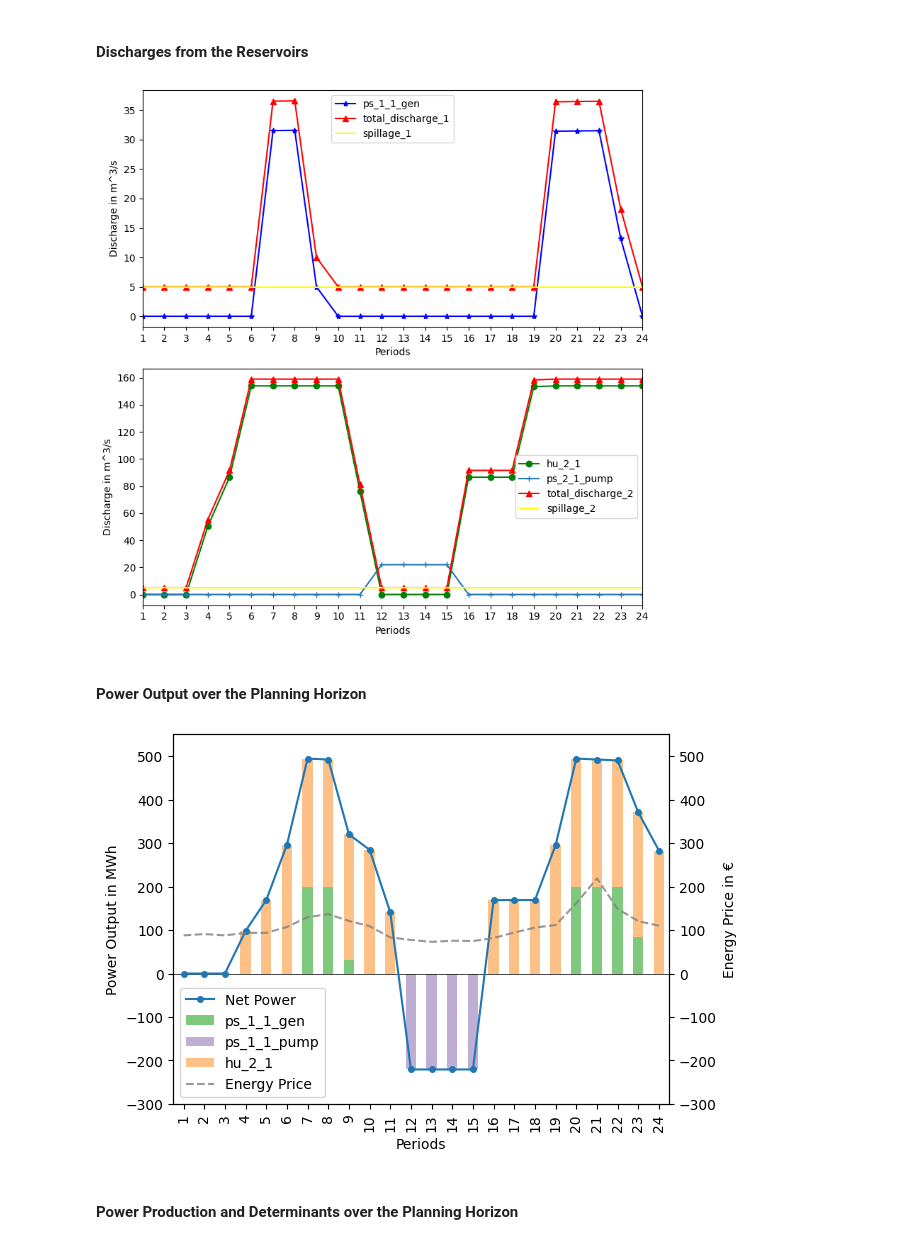
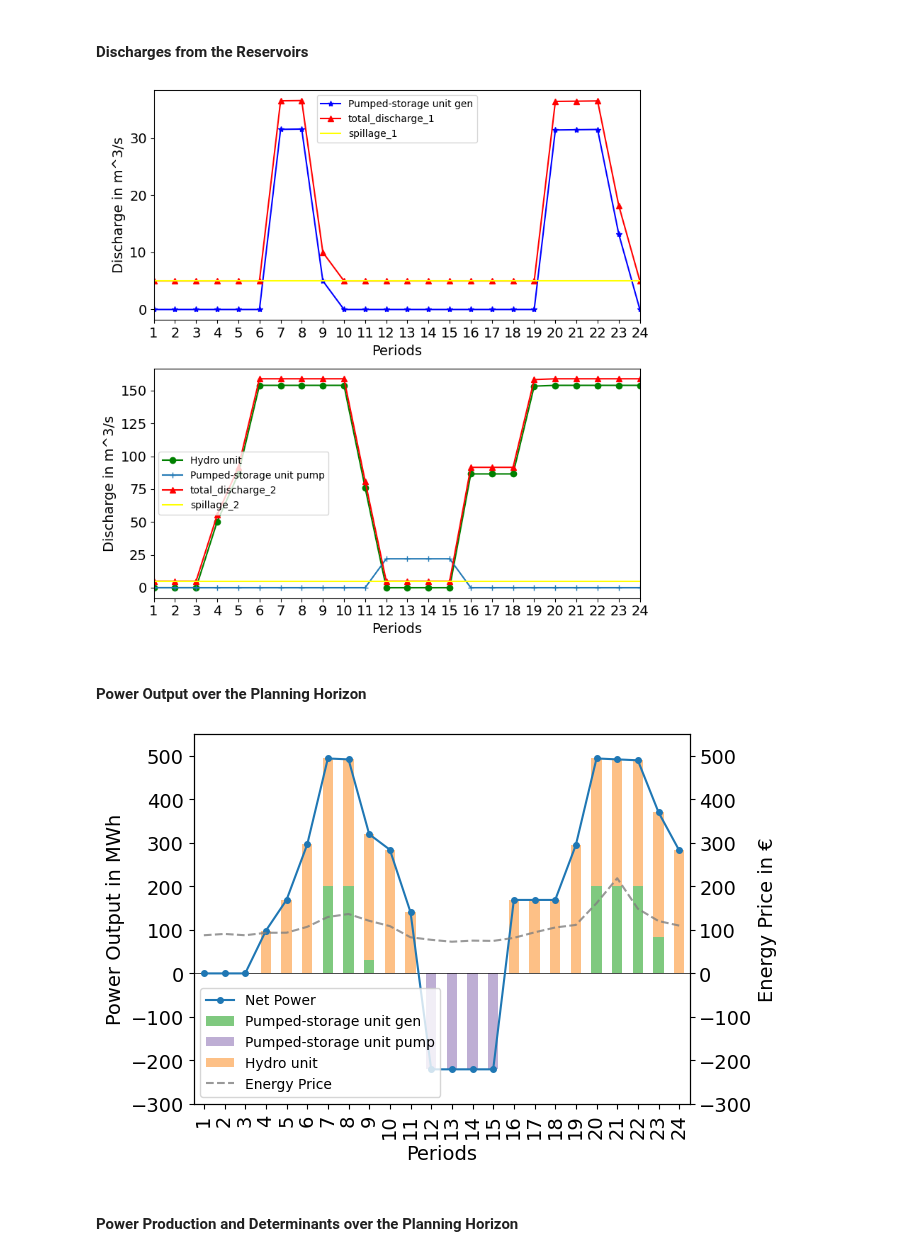
Before and after one commit to FredericWeiss/Seminar-Thesis, a Jupyter notebook: psh.ipynb, the cells around one changed output. Saved outputs shown, nothing was run; the diff lists cells and outputs as text; code cells hidden in the pictures.

Commit message:
Changes labels

```diff
--- a/psh.ipynb
+++ b/psh.ipynb
@@ -637,6 +637,12 @@ The objective vaues is 619892.6442973859 €
 29 rows × 24 columns
 # %% [markdown]
 ## Plotting the Data
+# %%
+plt.rc('axes', titlesize=14)     # fontsize of the axes title
+plt.rc('axes', labelsize=14)
+plt.rc('xtick', labelsize=14)    # fontsize of the tick labels
+plt.rc('ytick', labelsize=14)    # fontsize of the tick labels
+plt.rc('legend', fontsize=10)    # legend fontsize
 # %% [markdown]
 #### Discharges from the Reservoirs
 # %%
@@ -648,16 +654,16 @@ for i in psh.reservoirs[:-1]:
 
     # Discharges from hydro units
     for j in psh.hu_affiliation[i]:
-        ax[i].plot(psh.periods+1, results.loc[f'hu_discharge_{i+1}_{j+1}'], marker='o', label=f'hu_{i+1}_{j+1}', color='green')
+        ax[i].plot(psh.periods+1, results.loc[f'hu_discharge_{i+1}_{j+1}'], marker='o', label='Hydro unit', color='green')
 
     # Discharges from pumped-storage units to generate power
     for k in psh.ps_affiliation[i]:
-        ax[i].plot(psh.periods+1, results.loc[f'ps_discharge_gen_{i+1}_{k+1}'], marker='*', label=f'ps_{i+1}_{k+1}_gen', color='blue')
+        ax[i].plot(psh.periods+1, results.loc[f'ps_discharge_gen_{i+1}_{k+1}'], marker='*', label='Pumped-storage unit gen', color='blue')
 
     # Discharges from pumped-storage units pumped upstream
     if i > 0: # No water can be punped upstream from first reservoir
         for k in psh.ps_affiliation[i-1]:
-            ax[i].plot(psh.periods+1, results.loc[f'ps_discharge_pump_{i+1}_{k+1}'], marker='+', label=f'ps_{i+1}_{k+1}_pump')
+            ax[i].plot(psh.periods+1, results.loc[f'ps_discharge_pump_{i+1}_{k+1}'], marker='+', label='Pumped-storage unit pump')
 
     # Total discharge downstream and spillage
     ax[i].plot(psh.periods+1, results.loc[f'total_discharge_{i+1}'], label=f'total_discharge_{i+1}', marker='^', color='red')
@@ -674,7 +680,7 @@ for i in psh.reservoirs[:-1]:
 plt.tight_layout()
 plt.savefig('Images/discharge.png', bbox_inches='tight')
 # %% [output]
-[figure, old version]
+[figure, new version]
 # %% [markdown]
 #### Power Output over the Planning Horizon
 # %%
@@ -689,12 +695,12 @@ for i in psh.reservoirs[:-1]:
 
     # Power generated by hydro units
     for j in psh.hu_affiliation[i]:
-        results_filtered[f'hu_{i+1}_{j+1}'] = results.loc[f'hu_power_{i+1}_{j+1}']
+        results_filtered['Hydro unit'] = results.loc[f'hu_power_{i+1}_{j+1}']
 
     # Power generated and consumed by pumped-storage units
     for k in psh.ps_affiliation[i]:
-        results_filtered[f'ps_{i+1}_{j+1}_gen'] = results.loc[f'ps_power_gen_{i+1}_{k+1}']
-        results_filtered[f'ps_{i+1}_{j+1}_pump'] = results.loc[f'ps_power_pump_{i+1}_{k+1}'] * (-1)
+        results_filtered['Pumped-storage unit gen'] = results.loc[f'ps_power_gen_{i+1}_{k+1}']
+        results_filtered['Pumped-storage unit pump'] = results.loc[f'ps_power_pump_{i+1}_{k+1}'] * (-1)
 
 # Calculating the net power
 for t in psh.periods:
@@ -705,34 +711,34 @@ for t in psh.periods:
         for k in psh.ps_affiliation[i]:
             net_power_sum += psh.ps_power_gen[i,k,t].solution_value
             net_power_sum -= psh.ps_power_pump[i,k,t].solution_value
     net_power.append(net_power_sum)
 
 # setting the colors of the plot
 colormap = plt.get_cmap('Accent')
 colors = colormap(np.arange(0.1,1,0.1))
 
 # Adding the data to the plot
 results_filtered.plot(kind='bar', stacked=True, ax=ax, color=colors)
 ax.axhline(y=0, color='black', linewidth=0.5)
 ax.plot(psh.periods, net_power, marker='o', markersize=4, label='Net Power')
 ax2 = ax.twinx()
 ax2.plot(psh.periods, psh.projected_prices, linestyle='--', color='gray', alpha=0.8, label='Energy Price')
 
 ax.set_ylabel('Power Output in MWh')
 ax2.set_ylabel('Energy Price in €')
 ax.set_xlabel('Periods')
 
 ax.set_ylim(-300, 550)
 ax2.set_ylim(-300, 550)
 
 # Setting the legend
 lines, labels = ax.get_legend_handles_labels()
 lines2, labels2 = ax2.get_legend_handles_labels()
 ax.legend(lines + lines2, labels + labels2)
 
 plt.savefig('Images/net_power.png', bbox_inches='tight')
 # %% [output]
-[figure, old version]
+[figure, new version]
 # %% [markdown]
 #### Power Production and Determinants over the Planning Horizon
 # %%
```
Also changed, not shown: parts of 13 cells of this notebook.
